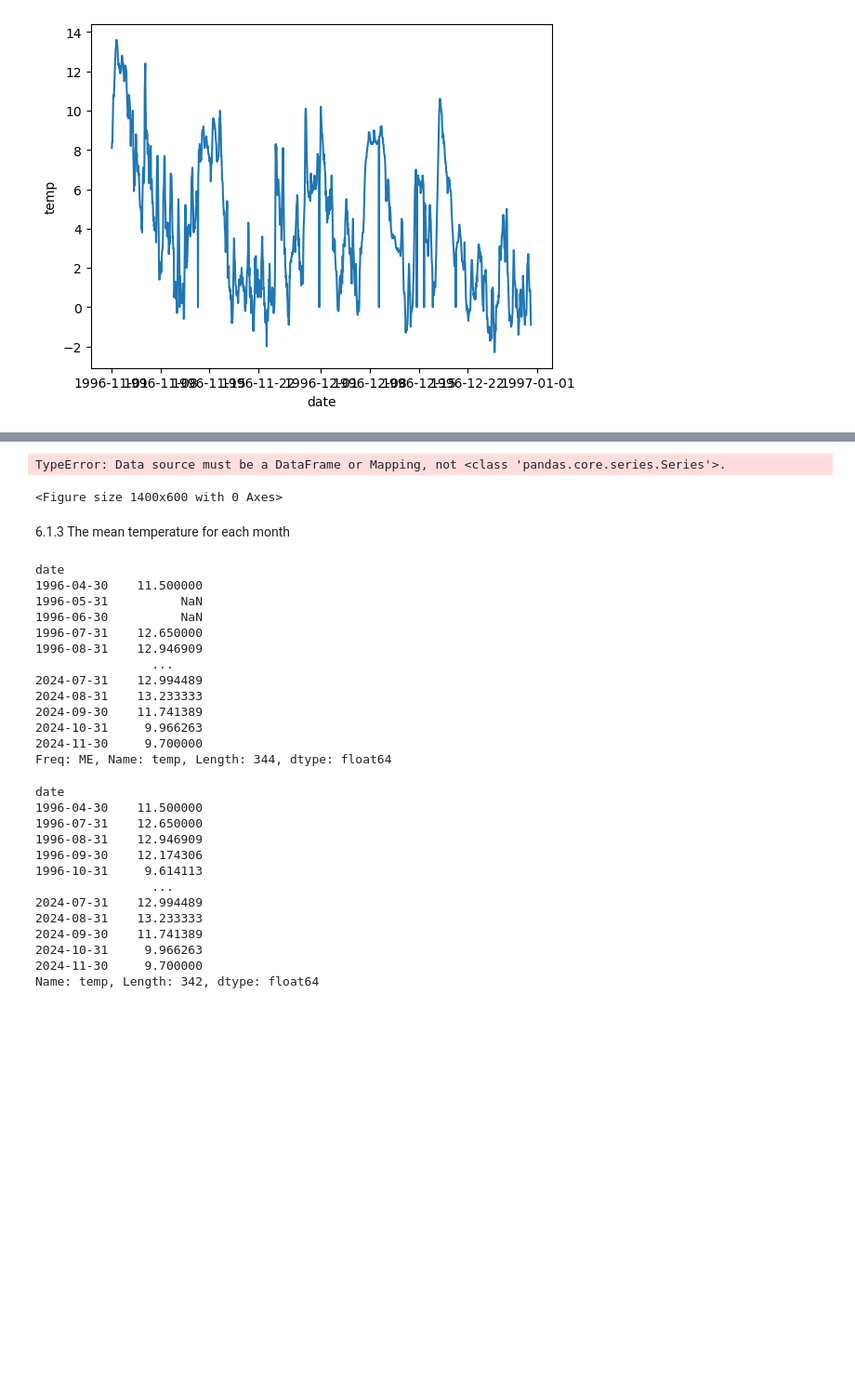
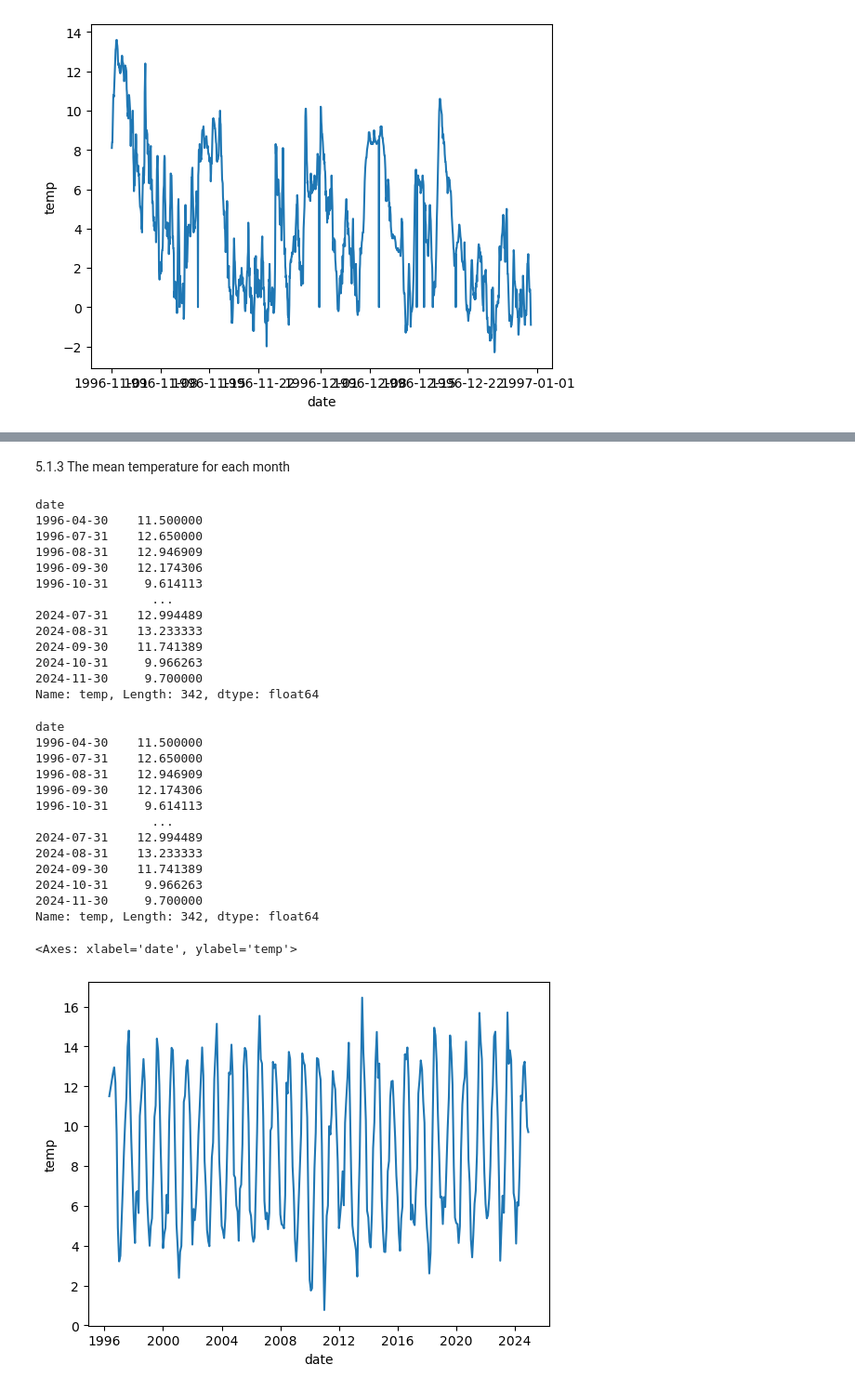
Before and after one commit to SBCURLEY/PFDA-assignments, a Jupyter notebook: assignment_6_Weather.ipynb, the cells around one changed output, grey strips where cells are left out. Shown: that part at 93% size. Saved outputs shown, nothing was run; the diff lists cells and outputs as text; code cells hidden in the pictures; blank space fills up the shorter version.

```diff
--- a/assignment_6_Weather.ipynb
+++ b/assignment_6_Weather.ipynb
@@ -332,42 +267,38 @@ Name: temp, Length: 10322, dtype: float64
-# %%
-plt.figure(figsize=(14, 6))
-sns.lineplot(x='date', y='temp', data=daily_temp)
-# %% [output]
-TypeError: Data source must be a DataFrame or Mapping, not <class 'pandas.core.series.Series'>.
-<Figure size 1400x600 with 0 Axes>
 # %% [markdown]
-6.1.3 The mean temperature for each month
+5.1.3 The mean temperature for each month
 # %%
-df["temp"].resample("M").mean()
+df["temp"].resample("M").mean().dropna()
 # %% [output]
 date
 1996-04-30    11.500000
-1996-05-31          NaN
-1996-06-30          NaN
 1996-07-31    12.650000
 1996-08-31    12.946909
+1996-09-30    12.174306
+1996-10-31     9.614113
                 ...
 2024-07-31    12.994489
 2024-08-31    13.233333
 2024-09-30    11.741389
 2024-10-31     9.966263
 2024-11-30     9.700000
-Freq: ME, Name: temp, Length: 344, dtype: float64
+Name: temp, Length: 342, dtype: float64
 # %%
-monthly_temp = df["temp"].resample("M").mean()
-monthly_temp = monthly_temp.dropna()
-print(monthly_temp)
+monthly_mtemp = df["temp"].resample("M").mean().dropna()
+print(monthly_mtemp)
+sns.lineplot(data=monthly_mtemp)
 # %% [output]
 date
 1996-04-30    11.500000
 1996-07-31    12.650000
 1996-08-31    12.946909
 1996-09-30    12.174306
 1996-10-31     9.614113
                 ...
 2024-07-31    12.994489
 2024-08-31    13.233333
 2024-09-30    11.741389
 2024-10-31     9.966263
 2024-11-30     9.700000
 Name: temp, Length: 342, dtype: float64
+<Axes: xlabel='date', ylabel='temp'>
+[figure, added]
```
Also changed, not shown: parts of 34 cells of this notebook, 1 other file.
